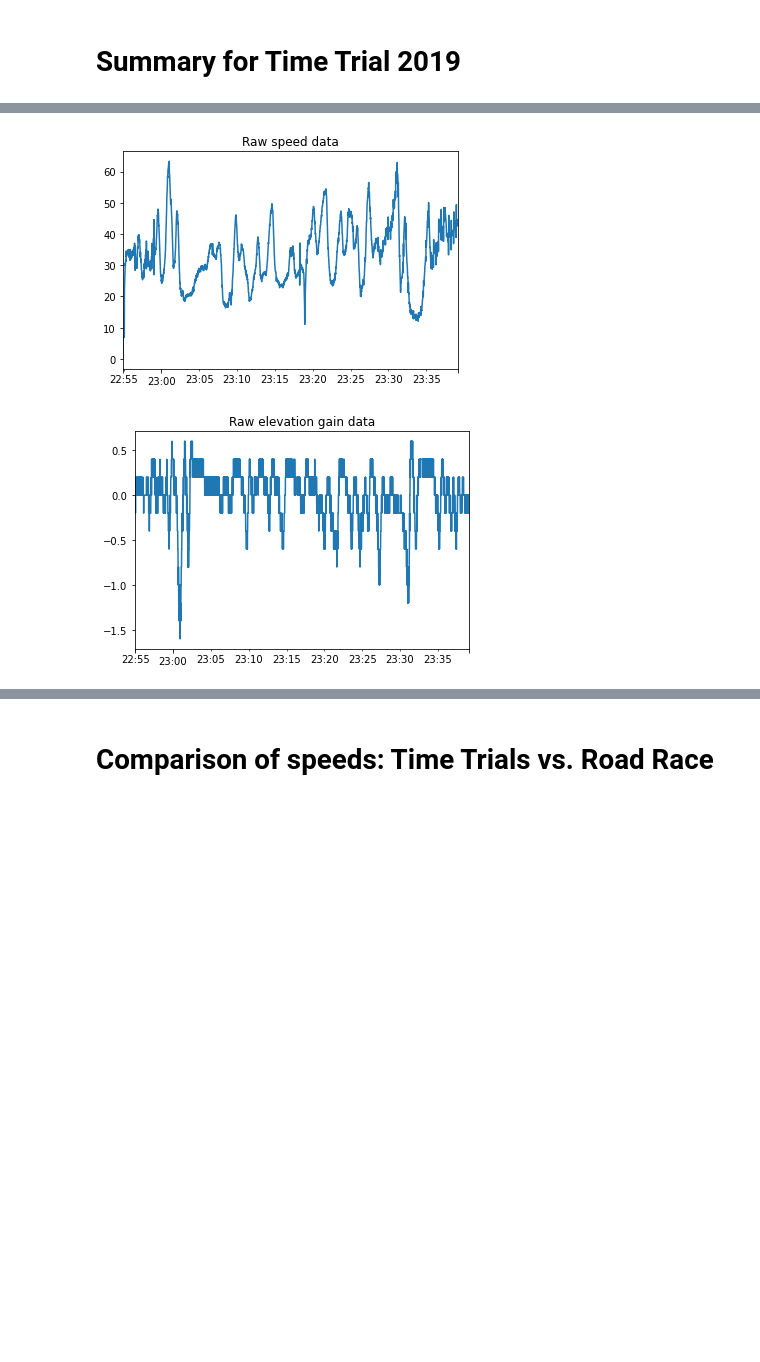
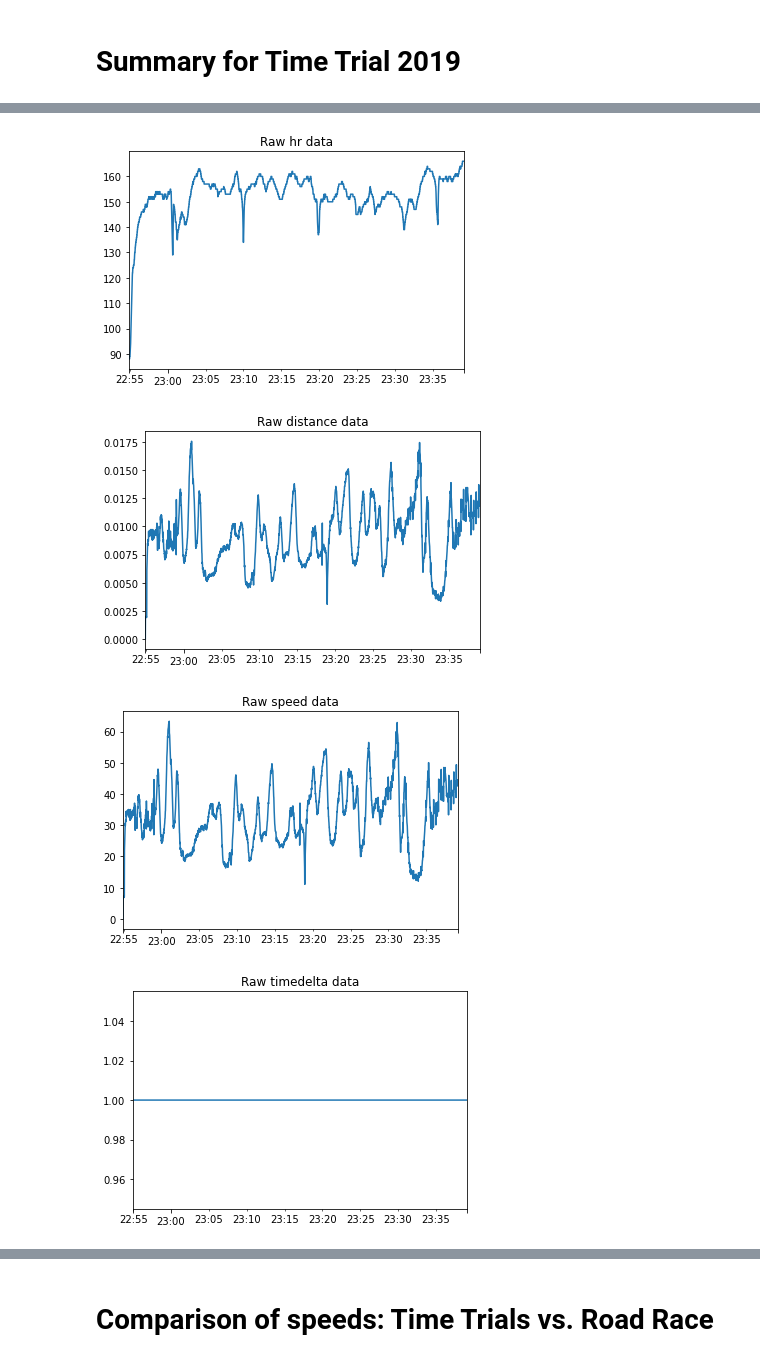
Before and after one commit to MQCOMP2200-S2-2021/data-science-portfolio-MQ-NickW, a Jupyter notebook: Portfolio 1.ipynb, the cells around one changed output, grey strips where cells are left out. Cells and saved outputs as stored; diff of their text form; code cells hidden in the pictures; blank space fills up the shorter version.

```diff
--- a/Portfolio 1.ipynb
+++ b/Portfolio 1.ipynb
@@ -286,10 +347,25 @@ Average speed: 33.88 km/hr
 # %%
+tt_2019['hr'].plot()
+plt.title("Raw hr data")
+plt.show()
+
+tt_2019['distance'].plot()
+plt.title("Raw distance data")
+plt.show()
+
 tt_2019['speed'].plot()
 plt.title("Raw speed data")
 plt.show()
-tt_2019['elevation_gain'].plot()
-plt.title("Raw elevation gain data")
+
+tt_2019['timedelta'].plot()
+plt.title("Raw timedelta data")
 plt.show()
+
+tt_2019['power'].plot()
+plt.title("Raw power data")
+plt.show()
 # %% [output]
-[figure, old version]
+[figure, new version]
-[figure, old version]
+[figure, new version]
+[figure, added]
+[figure, added]
```
Also changed, not shown: parts of 34 cells of this notebook.
